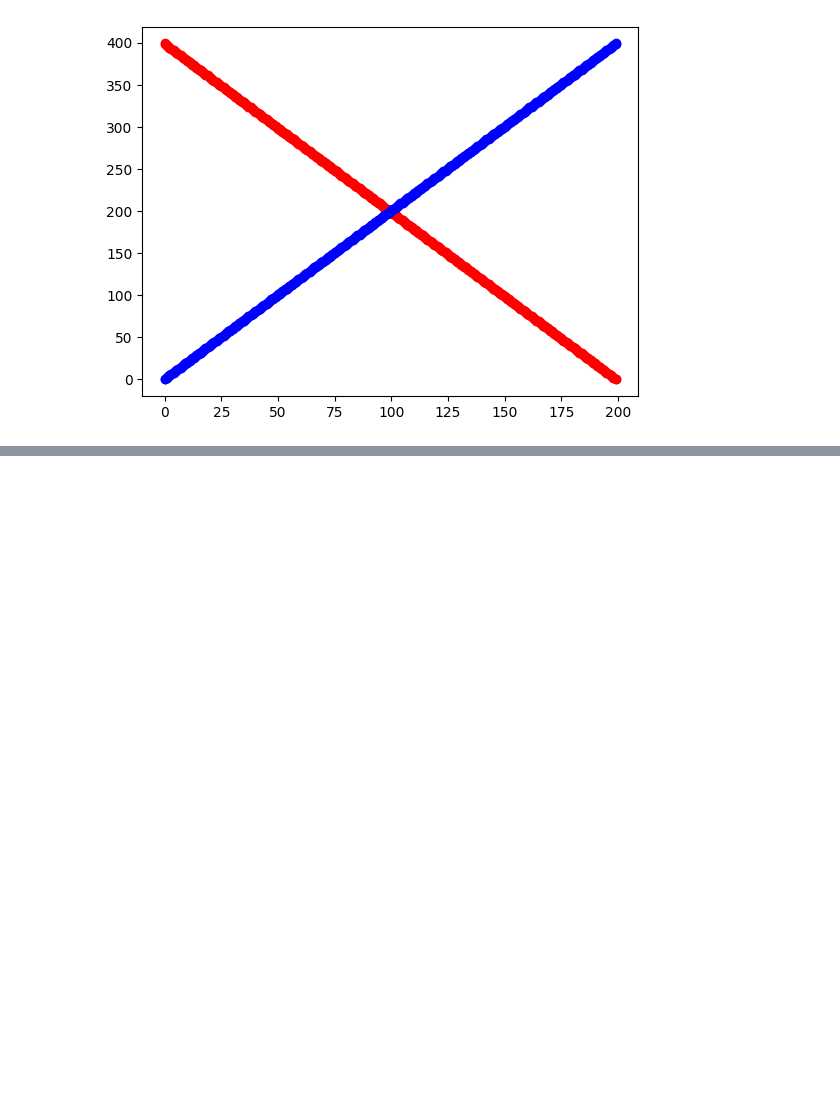
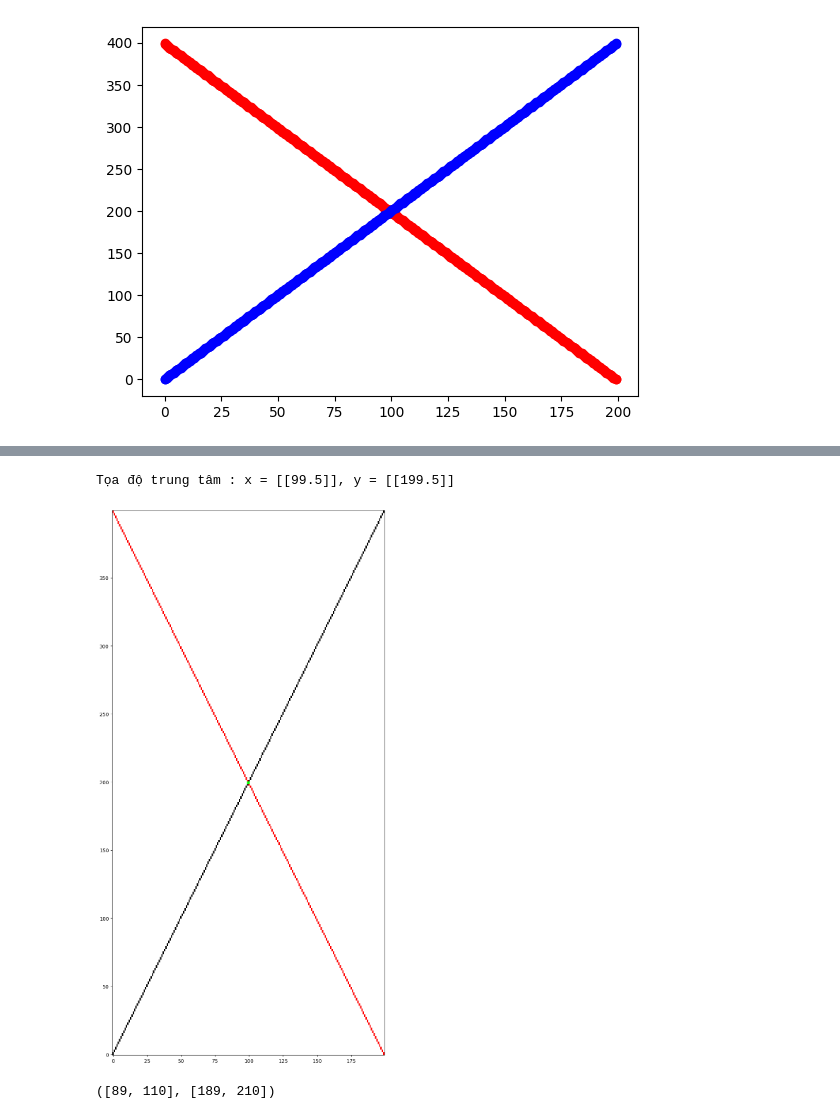
Before and after one commit to DarkFromAbyss/Computer_Vision, a Jupyter notebook: homeworks.ipynb, the cells around one changed output, grey strips where cells are left out. Cells and saved outputs as stored; diff of their text form; code cells hidden in the pictures; blank space fills up the shorter version.

```diff
--- a/homeworks.ipynb
+++ b/homeworks.ipynb
@@ -183,7 +173,8 @@ plt.show()
 [figure]
 # %%
 model = LinearRegression().fit(X, y_reverse)
-model.coef_, model.intercept_  # coef_ = [[2.]], intercept_ = [-0.]
+a2, b2 = model.coef_, model.intercept_
+a2, b2
 # %% [output]
 (array([[-2.]]), array([398.5]))
 # %%
@@ -203,3 +194,9 @@ plt.scatter(X, y, color='blue')
 plt.show()
 # %% [output]
 [figure]
+# %%
+a = abs(a1 - a2)
+b = abs(b1 - b2)
+x_center = b/a
+y_center = a1 * x_center + b1
+print(f"Tọa độ trung tâm : x = {x_center}, y = {y_center}")
@@ -212,10 +231,22 @@ $$x = 100, y = 200$$
 # %%
-image_temp = image.copy()
-cv2.line(image_temp, (0, 0), (image_attributes['width'], image_attributes['height']), (255, 0, 0), 1) # blue line
-cv2.line(image_temp, (0, image_attributes['height']), (image_attributes['width'], 0), (0, 0, 255), 1) # red line
-image_temp[199, 99]=[0, 255, 0]
-image_temp[200, 100]=[0, 255, 0]
-image_temp[200, 99]=[0, 255, 0]  2-
-
-plt.figure(figsize=(6, 12))
-plt.imshow(cv2.cvtColor(image_temp, cv2.COLOR_BGR2RGB), origin='lower')
+def center_ratio (a1, b1, a2, b2):
+  a = abs(a1 - a2)
+  b = abs(b1 - b2)
+  x = b/a
+  y = a1 * x + b1
+  return x_center, y_center
+# %%
+x_center, y_center = center_ratio(a1, b1, a2, b2)
+print(f"Tọa độ trung tâm : x = {x_center}, y = {y_center}")
+# %% [output]
+Tọa độ trung tâm : x = [[99.5]], y = [[199.5]]
+# %%
+cv2.line(image, (0, 0), (image_attributes['width']-1, image_attributes['height']-1), (0, 0, 0), 1)
+cv2.line(image, (0, image_attributes['height']-1), (image_attributes['width']-1, 0), (255, 0, 0), 1)
+test_image = image
+cv2.rectangle(test_image, (math.floor(x_center), math.floor(y_center)), (math.ceil(x_center), math.ceil(y_center)), (0, 255, 0), -1)
+plt.figure(figsize=(10, 20))
+plt.imshow(test_image, origin='lower')
+plt.show()
+# %% [output]
+[figure, added]
@@ -221,0 +268,5 @@ plt.imshow(cv2.cvtColor(image_temp, cv2.COLOR_BGR2RGB), origin='lower')
+# %%
+rec_bounding_horizontal, rec_bounding_vertical = rec_bounding(x_center, y_center, rec_attributes)
+rec_bounding_horizontal, rec_bounding_vertical
+# %% [output]
+([89, 110], [189, 210])
```
Also changed, not shown: parts of 9 cells of this notebook.
